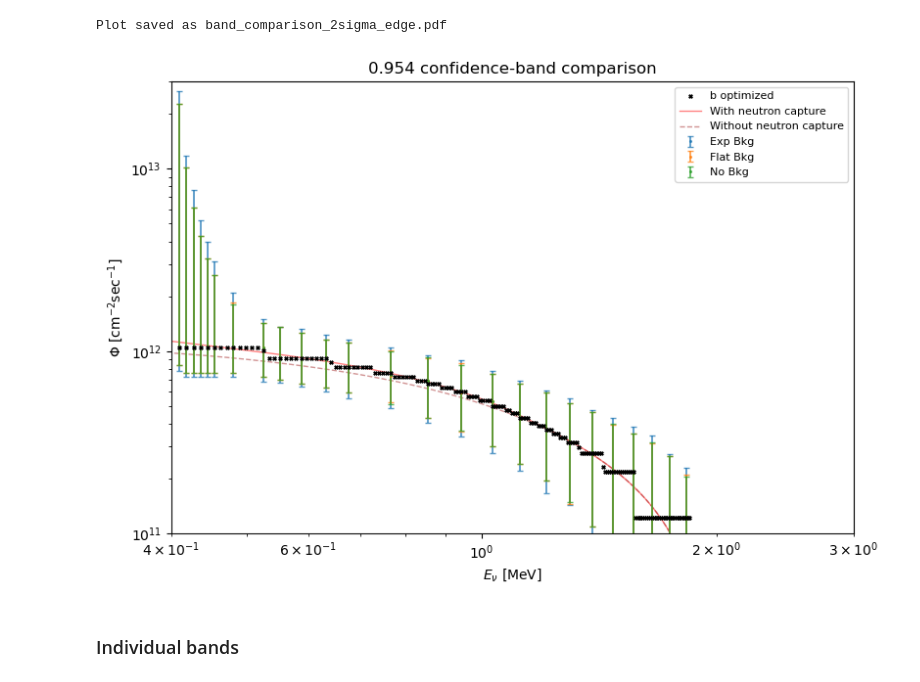
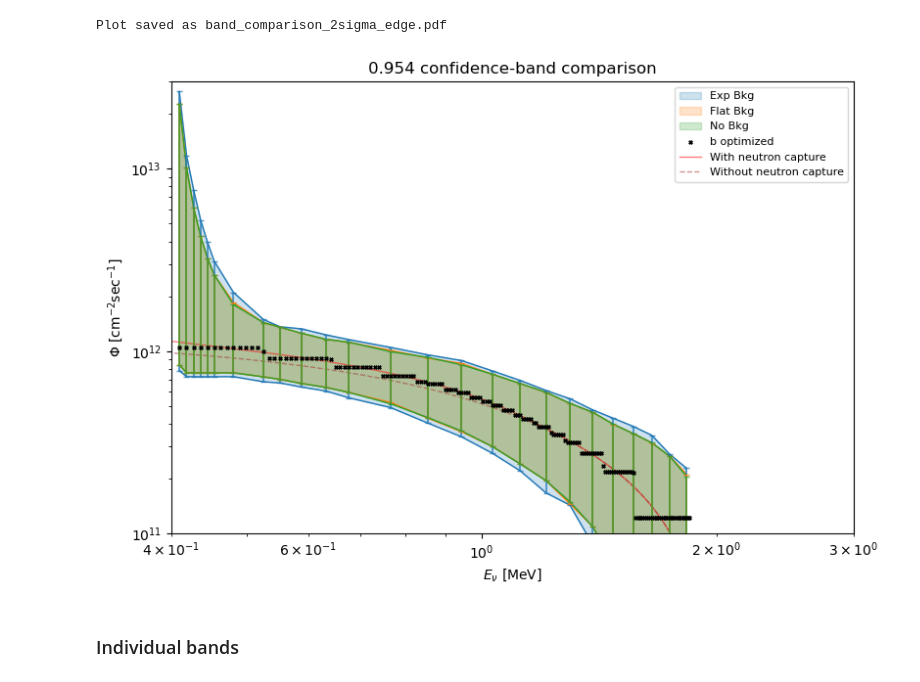
Before and after one commit to kyphys-creator/neutrinoAnalysis, a Jupyter notebook: 5eV/comparison_T3.ipynb, the cells around one changed output. Saved outputs shown, nothing was run; the diff lists cells and outputs as text; code cells hidden in the pictures.

```diff
--- a/5eV/comparison_T3.ipynb
+++ b/5eV/comparison_T3.ipynb
@@ -68,25 +71,26 @@ Plot saved as band_comparison_2sigma.pdf
 # %%
 # Run optimize() on each scenario first
 a_flat = NeutrinoAnalysis(background_scenario='flat', intervals='180', GeV=0.32e16, solver='osqp')
 a_flat.optimize(a_flat.data_vector)
 a_a = NeutrinoAnalysis(background_scenario='a', intervals='180', GeV=0.36e16, solver='osqp')
 a_a.optimize(a_a.data_vector)
 a_b = NeutrinoAnalysis(background_scenario='b', intervals='180', GeV=0.6e16, solver='osqp')
 a_b.optimize(a_b.data_vector)
 
 a_flat.plot_band_comparison(
     {'Exp Bkg':    'T3/scenario_bkg_b/bands/band_*.json',
      'Flat Bkg': 'T3/scenario_bkg_flat/bands/band_*.json',
      'No Bkg': 'T3/scenario_bkg_a/bands/band_*.json',},
     level=0.954,
     optimized={'b': a_b},   # Overlay each scenario's optimize result
     ylim=(1e11, 3e13), save=True,
     fname='band_comparison_2sigma_edge.pdf',
-    logy = True
+    logy = True,
+    style = 'both'
 )
 # %% [output]
 Plot saved as band_comparison_2sigma_edge.pdf
-[figure, old version]
+[figure, new version]
 # %% [markdown]
 ### Individual bands
 # %%
```
Also changed, not shown: parts of 6 cells of this notebook, 6 other files.
